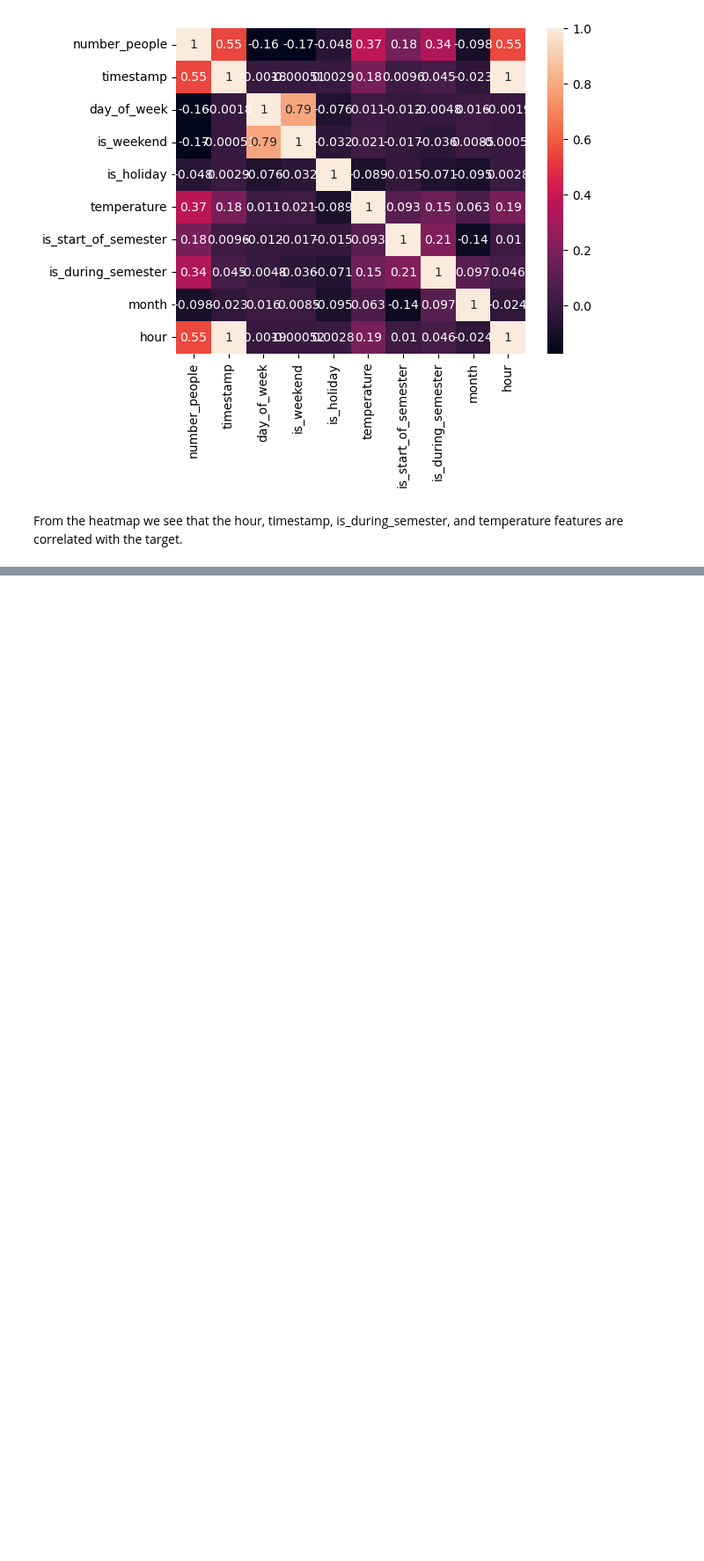
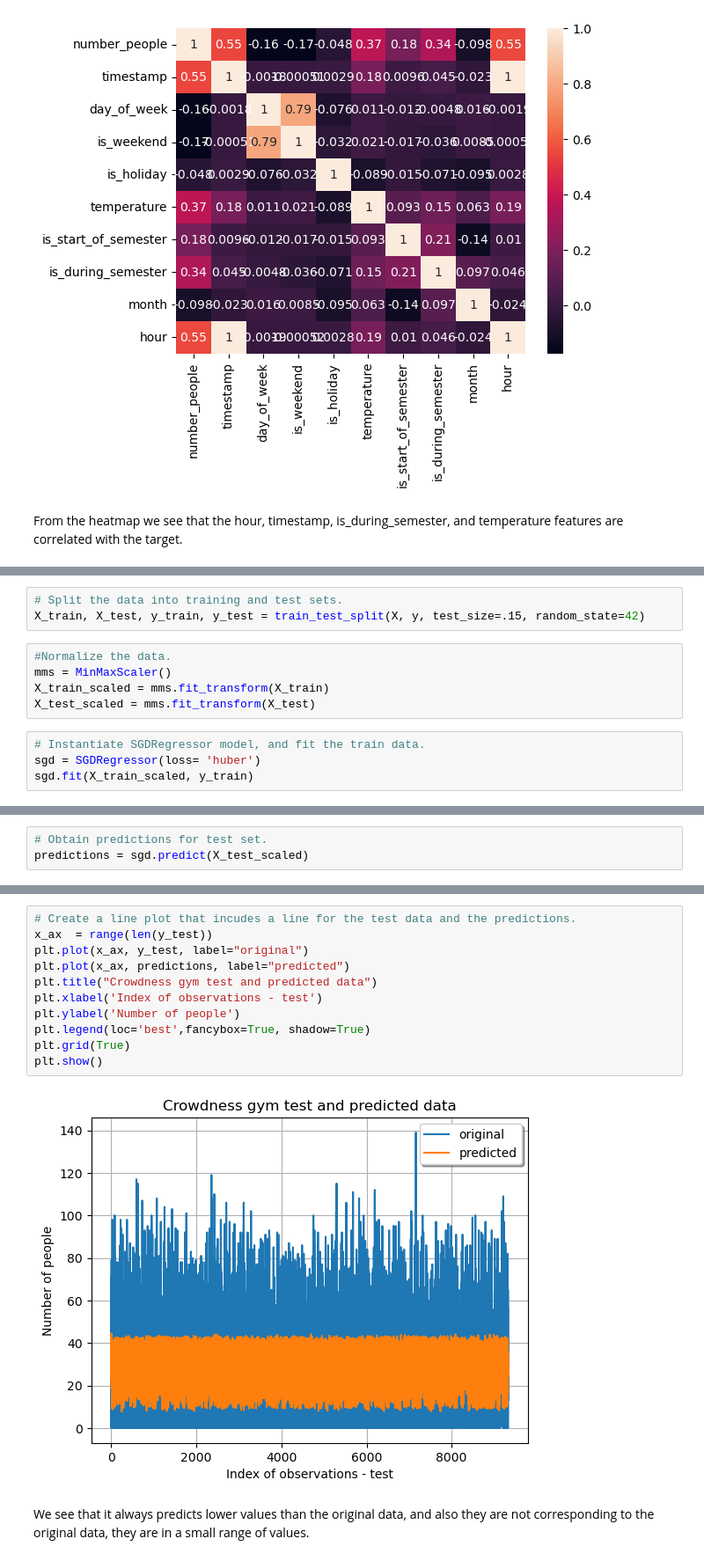
Before and after one commit to ShoshiFinkel/IntegralyticCourse, a Jupyter notebook: data_science/SFinkel_SGD_GP.ipynb, the cells around one changed output, grey strips where cells are left out. Shown at 88% size. Drawn from its saved outputs; the diff is of its cells as text; blank space fills up the shorter version.

```diff
--- a/data_science/SFinkel_SGD_GP.ipynb
+++ b/data_science/SFinkel_SGD_GP.ipynb
@@ -111,0 +150,12 @@ plt.show()
+# %%
+# Split the data into training and test sets.
+X_train, X_test, y_train, y_test = train_test_split(X, y, test_size=.15, random_state=42)
+# %%
+#Normalize the data.
+mms = MinMaxScaler()
+X_train_scaled = mms.fit_transform(X_train)
+X_test_scaled = mms.fit_transform(X_test)
+# %%
+# Instantiate SGDRegressor model, and fit the train data.
+sgd = SGDRegressor(loss= 'huber')
+sgd.fit(X_train_scaled, y_train)
@@ -111,0 +167,3 @@ plt.show()
+# %%
+# Obtain predictions for test set.
+predictions = sgd.predict(X_test_scaled)
@@ -111,0 +184,15 @@ plt.show()
+# %%
+# Create a line plot that incudes a line for the test data and the predictions.
+x_ax  = range(len(y_test))
+plt.plot(x_ax, y_test, label="original")
+plt.plot(x_ax, predictions, label="predicted")
+plt.title("Crowdness gym test and predicted data")
+plt.xlabel('Index of observations - test')
+plt.ylabel('Number of people')
+plt.legend(loc='best',fancybox=True, shadow=True)
+plt.grid(True)
+plt.show()
+# %% [output]
+[figure, added]
+# %% [markdown]
+We see that it always predicts lower values than the original data, and also they are not corresponding to the original data, they are in a small range of values.
```
Also changed, not shown: parts of 13 cells of this notebook.
